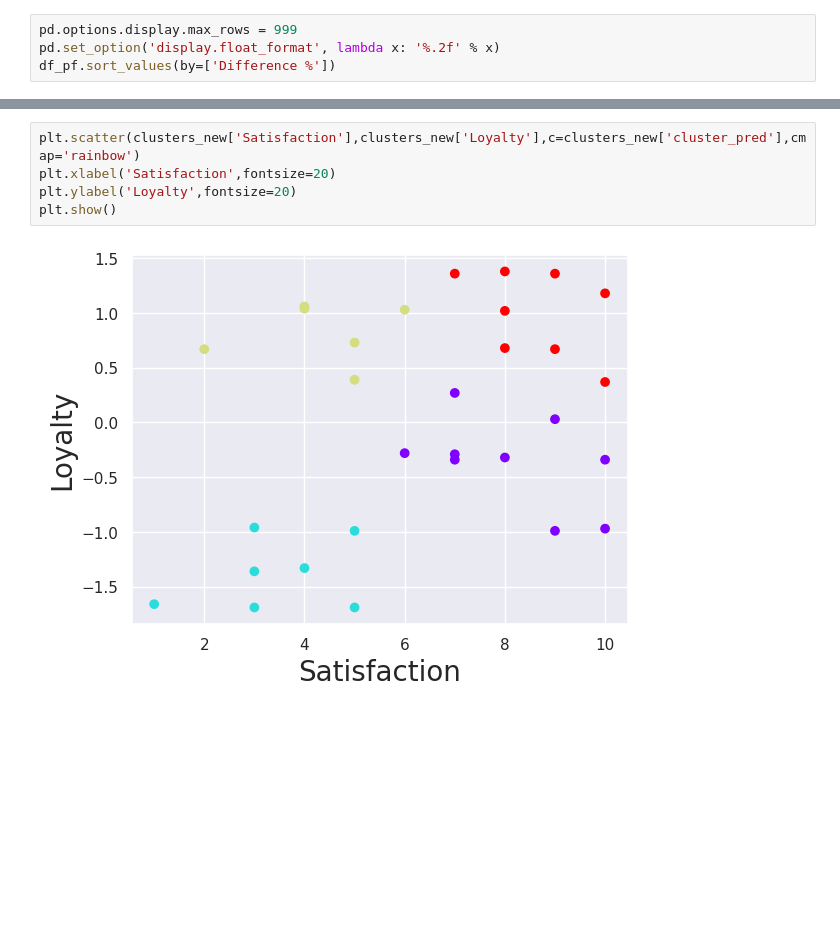
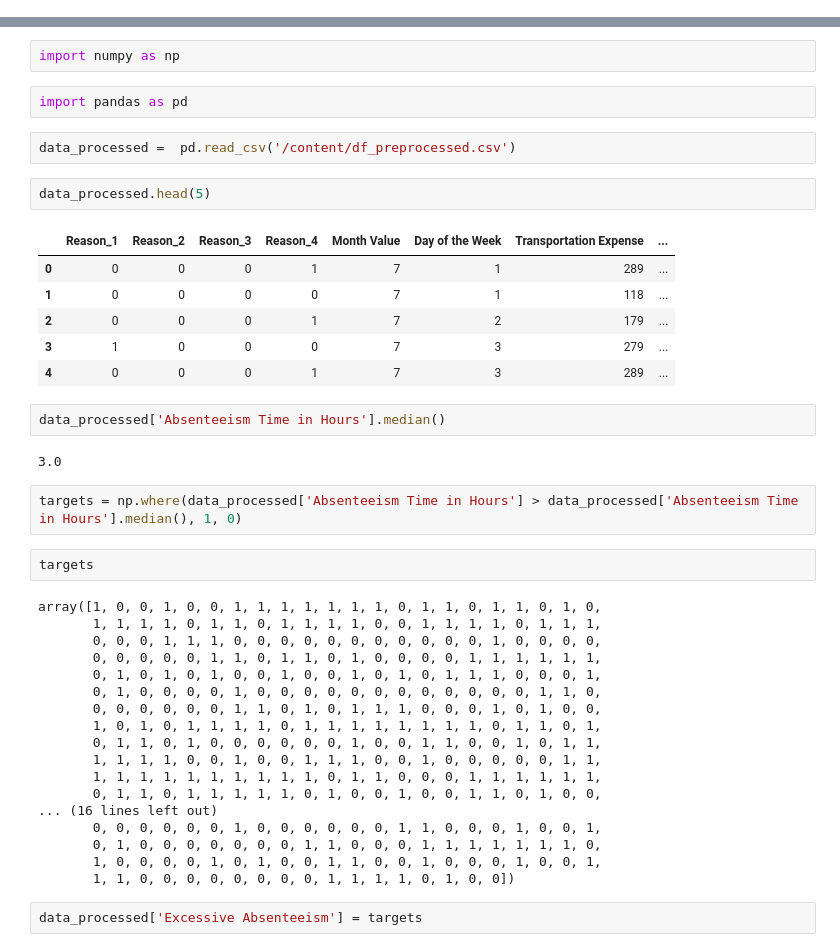
Before and after one commit to AyushGupta7011/Applied-Data-Science-Capstone, a Jupyter notebook: chapter_appendix-tools-for-deep-learning/jupyter.ipynb, the cells around one changed output, grey strips where cells are left out. Cells and saved outputs as stored; diff of their text form; blank space fills up the shorter version.

```diff
--- a/chapter_appendix-tools-for-deep-learning/jupyter.ipynb
+++ b/chapter_appendix-tools-for-deep-learning/jupyter.ipynb
@@ -743,4 +153,0 @@ df_pf.describe()
-# %%
-pd.options.display.max_rows = 999
-pd.set_option('display.float_format', lambda x: '%.2f' % x)
-df_pf.sort_values(by=['Difference %'])
@@ -1119,7 +154,43 @@ clusters_new
-# %%
-plt.scatter(clusters_new['Satisfaction'],clusters_new['Loyalty'],c=clusters_new['cluster_pred'],cmap='rainbow')
-plt.xlabel('Satisfaction',fontsize=20)
-plt.ylabel('Loyalty',fontsize=20)
-plt.show()
-# %% [output]
-[figure, removed]
+# %%
+import numpy as np
+# %%
+import pandas as pd
+# %%
+data_processed =  pd.read_csv('/content/df_preprocessed.csv')
+# %%
+data_processed.head(5)
+# %% [output]
+|  | Reason_1 | Reason_2 | Reason_3 | Reason_4 | Month Value | Day of the Week | Transportation Expense | ... |
+| 0 | 0 | 0 | 0 | 1 | 7 | 1 | 289 | ... |
+| 1 | 0 | 0 | 0 | 0 | 7 | 1 | 118 | ... |
+| 2 | 0 | 0 | 0 | 1 | 7 | 2 | 179 | ... |
+| 3 | 1 | 0 | 0 | 0 | 7 | 3 | 279 | ... |
+| 4 | 0 | 0 | 0 | 1 | 7 | 3 | 289 | ... |
+# %%
+data_processed['Absenteeism Time in Hours'].median()
+# %% [output]
+3.0
+# %%
+targets = np.where(data_processed['Absenteeism Time in Hours'] > data_processed['Absenteeism Time in Hours'].median(), 1, 0)
+# %%
+targets
+# %% [output]
+array([1, 0, 0, 1, 0, 0, 1, 1, 1, 1, 1, 1, 1, 0, 1, 1, 0, 1, 1, 0, 1, 0,
+       1, 1, 1, 1, 0, 1, 1, 0, 1, 1, 1, 1, 0, 0, 1, 1, 1, 1, 0, 1, 1, 1,
+       0, 0, 0, 1, 1, 1, 0, 0, 0, 0, 0, 0, 0, 0, 0, 0, 0, 1, 0, 0, 0, 0,
+       0, 0, 0, 0, 0, 1, 1, 0, 1, 1, 0, 1, 0, 0, 0, 0, 1, 1, 1, 1, 1, 1,
+       0, 1, 0, 1, 0, 1, 0, 0, 1, 0, 0, 1, 0, 1, 0, 1, 1, 1, 0, 0, 0, 1,
+       0, 1, 0, 0, 0, 0, 1, 0, 0, 0, 0, 0, 0, 0, 0, 0, 0, 0, 0, 1, 1, 0,
+       0, 0, 0, 0, 0, 0, 1, 1, 0, 1, 0, 1, 1, 1, 0, 0, 0, 1, 0, 1, 0, 0,
+       1, 0, 1, 0, 1, 1, 1, 1, 0, 1, 1, 1, 1, 1, 1, 1, 1, 0, 1, 1, 0, 1,
+       0, 1, 1, 0, 1, 0, 0, 0, 0, 0, 0, 1, 0, 0, 1, 1, 0, 0, 1, 0, 1, 1,
+       1, 1, 1, 1, 0, 0, 1, 0, 0, 1, 1, 1, 0, 0, 1, 0, 0, 0, 0, 0, 1, 1,
+       1, 1, 1, 1, 1, 1, 1, 1, 1, 1, 0, 1, 1, 0, 0, 0, 1, 1, 1, 1, 1, 1,
+       0, 1, 1, 0, 1, 1, 1, 1, 1, 0, 1, 0, 0, 1, 0, 0, 1, 1, 0, 1, 0, 0,
+... (16 lines left out)
+       0, 0, 0, 0, 0, 0, 1, 0, 0, 0, 0, 0, 0, 1, 1, 0, 0, 0, 1, 0, 0, 1,
+       0, 1, 0, 0, 0, 0, 0, 0, 0, 1, 1, 0, 0, 0, 1, 1, 1, 1, 1, 1, 1, 0,
+       1, 0, 0, 0, 0, 1, 0, 1, 0, 0, 1, 1, 0, 0, 1, 0, 0, 0, 1, 0, 0, 1,
+       1, 1, 0, 0, 0, 0, 0, 0, 0, 0, 1, 1, 1, 1, 0, 1, 0, 0])
+# %%
+data_processed['Excessive Absenteeism'] = targets
```
Also changed, not shown: parts of 130 cells of this notebook.
